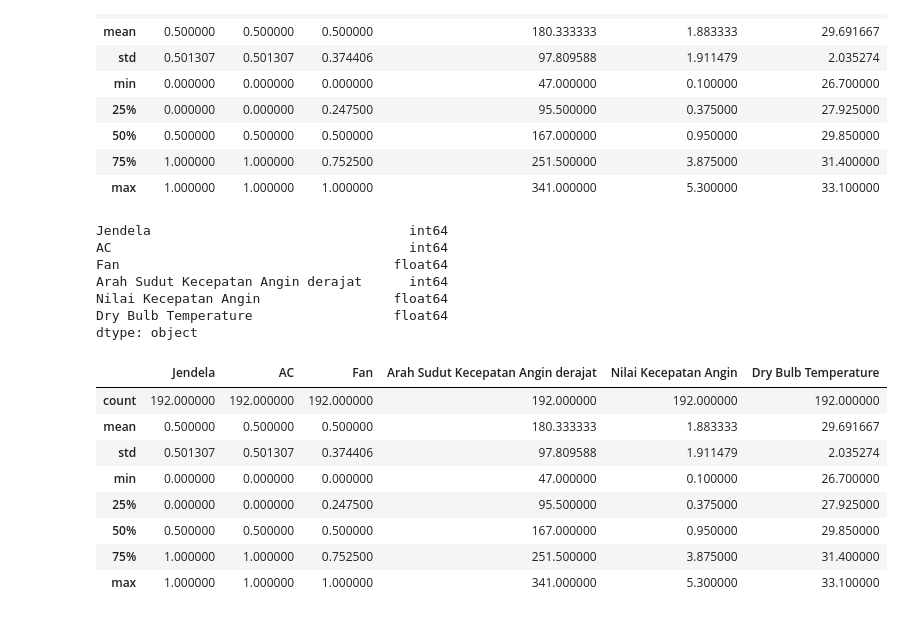
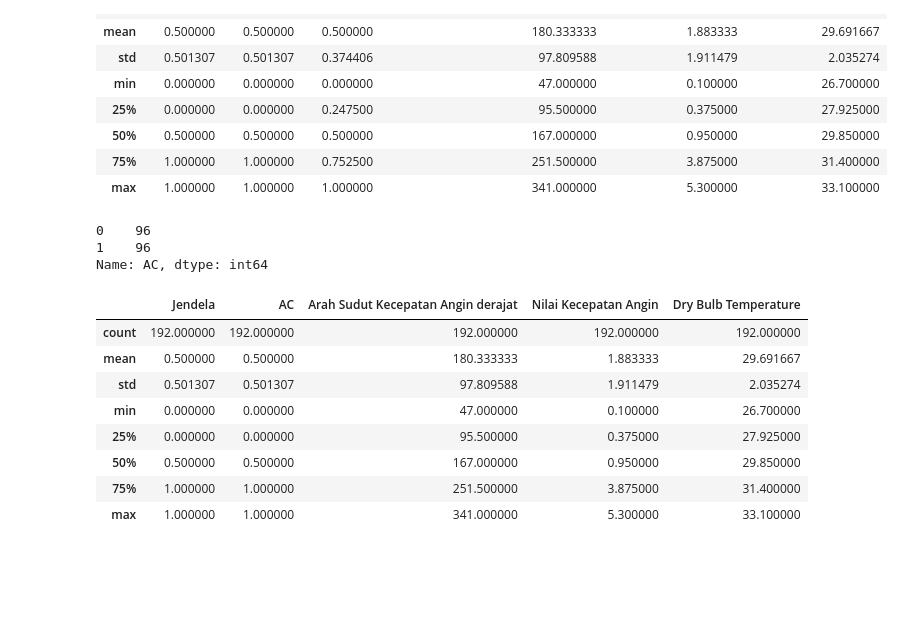
Before and after one commit to yfhkucing/RandomForestBMS, a Jupyter notebook: DataBMS.ipynb, the cells around one changed output. Cells and saved outputs as stored; diff of their text form; code cells hidden in the pictures; blank space fills up the shorter version.

```diff
--- a/DataBMS.ipynb
+++ b/DataBMS.ipynb
@@ -46,27 +46,24 @@ df.describe()
 | max | 1.000000 | 1.000000 | 1.000000 | 341.000000 | 5.300000 | 33.100000 |
 # %%
 df.dtypes
+df['AC'].value_counts()
 # %% [output]
-Jendela                                 int64
-AC                                      int64
-Fan                                   float64
-Arah Sudut Kecepatan Angin derajat      int64
-Nilai Kecepatan Angin                 float64
-Dry Bulb Temperature                  float64
-dtype: object
+0    96
+1    96
+Name: AC, dtype: int64
 # %%
 #replacing fan value
 
-dictFan = {0:0,0.33:1,0.67:2,1:3}
-df.replace({"Fan":dictFan})
+dictFan = {0:'0',0.33:'1',0.67:'2',1:'3'}
+df.replace({"Fan":dictFan},inplace=True)
 df.describe()
 # %% [output]
-|  | Jendela | AC | Fan | Arah Sudut Kecepatan Angin derajat | Nilai Kecepatan Angin | Dry Bulb Temperature |
-| count | 192.000000 | 192.000000 | 192.000000 | 192.000000 | 192.000000 | 192.000000 |
-| mean | 0.500000 | 0.500000 | 0.500000 | 180.333333 | 1.883333 | 29.691667 |
-| std | 0.501307 | 0.501307 | 0.374406 | 97.809588 | 1.911479 | 2.035274 |
-| min | 0.000000 | 0.000000 | 0.000000 | 47.000000 | 0.100000 | 26.700000 |
-| 25% | 0.000000 | 0.000000 | 0.247500 | 95.500000 | 0.375000 | 27.925000 |
-| 50% | 0.500000 | 0.500000 | 0.500000 | 167.000000 | 0.950000 | 29.850000 |
-| 75% | 1.000000 | 1.000000 | 0.752500 | 251.500000 | 3.875000 | 31.400000 |
-| max | 1.000000 | 1.000000 | 1.000000 | 341.000000 | 5.300000 | 33.100000 |
+|  | Jendela | AC | Arah Sudut Kecepatan Angin derajat | Nilai Kecepatan Angin | Dry Bulb Temperature |
+| count | 192.000000 | 192.000000 | 192.000000 | 192.000000 | 192.000000 |
+| mean | 0.500000 | 0.500000 | 180.333333 | 1.883333 | 29.691667 |
+| std | 0.501307 | 0.501307 | 97.809588 | 1.911479 | 2.035274 |
+| min | 0.000000 | 0.000000 | 47.000000 | 0.100000 | 26.700000 |
+| 25% | 0.000000 | 0.000000 | 95.500000 | 0.375000 | 27.925000 |
+| 50% | 0.500000 | 0.500000 | 167.000000 | 0.950000 | 29.850000 |
+| 75% | 1.000000 | 1.000000 | 251.500000 | 3.875000 | 31.400000 |
+| max | 1.000000 | 1.000000 | 341.000000 | 5.300000 | 33.100000 |
```
Also changed, not shown: parts of 10 cells of this notebook.
